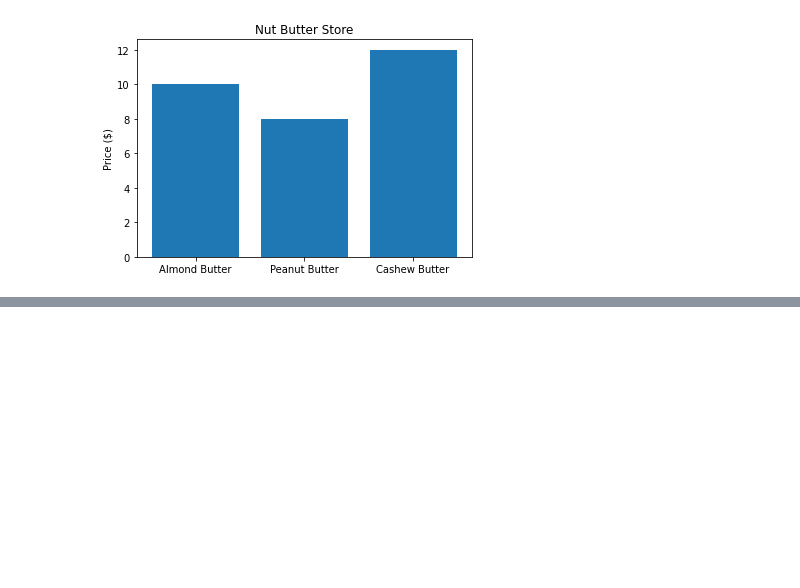
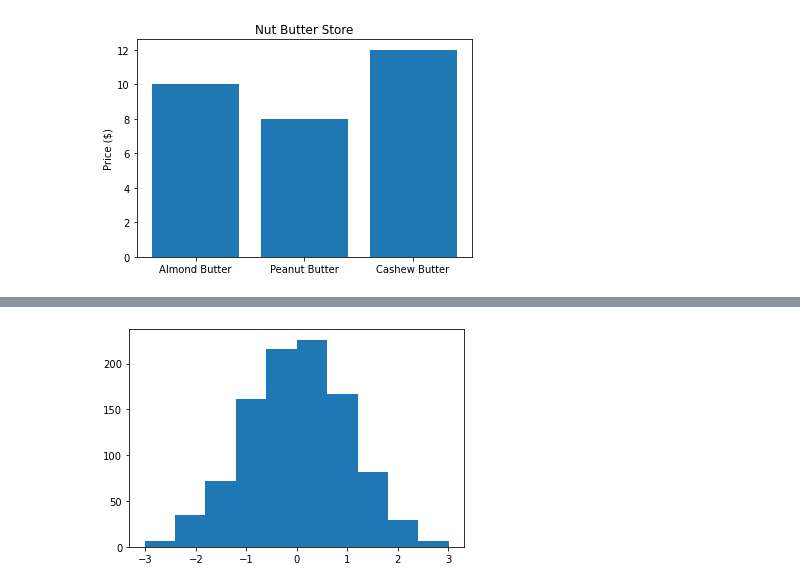
Before and after one commit to horsemaker/Code--Complete-Machine-Learning-And-Data-Science-Bootcamp-2021, a Jupyter notebook: section-2-data-science-and-ml-tools/introduction-to-matplotlib.ipynb, the cells around one changed output, grey strips where cells are left out. Drawn from its saved outputs; the diff is of its cells as text; code cells hidden in the pictures; blank space fills up the shorter version.

```diff
--- a/section-2-data-science-and-ml-tools/introduction-to-matplotlib.ipynb
+++ b/section-2-data-science-and-ml-tools/introduction-to-matplotlib.ipynb
@@ -140,0 +146,7 @@ ax.set(title="Nut Butter Store", ylabel="Price ($)");
+# %%
+# Make some data for histograms & plot
+x = np.random.randn(1000)
+fig, ax = plt.subplots()
+ax.hist(x);
+# %% [output]
+[figure, added]
```
Also changed, not shown: parts of 4 cells of this notebook.
